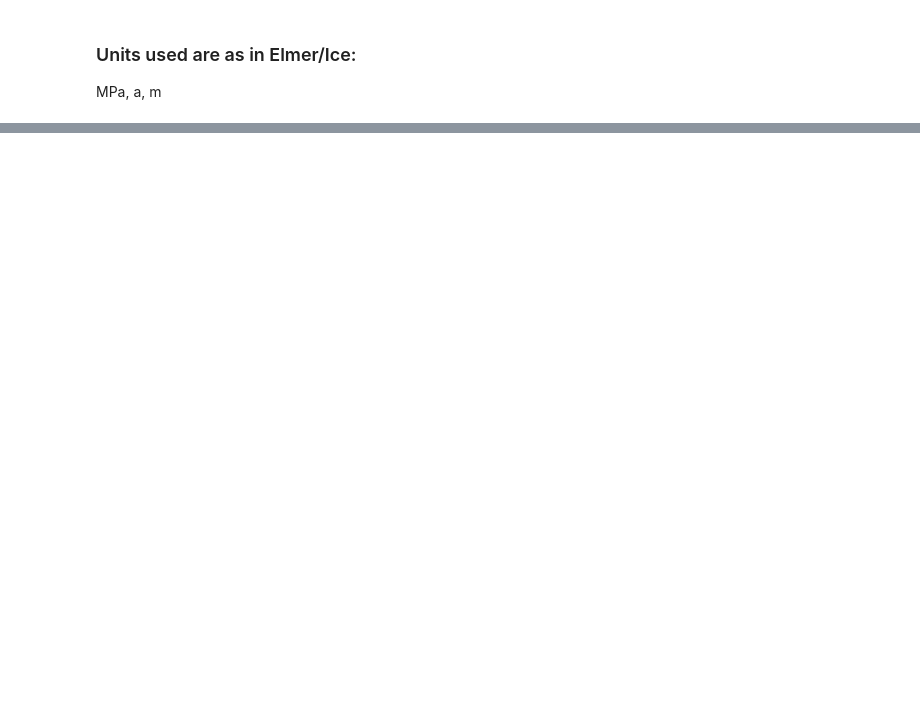
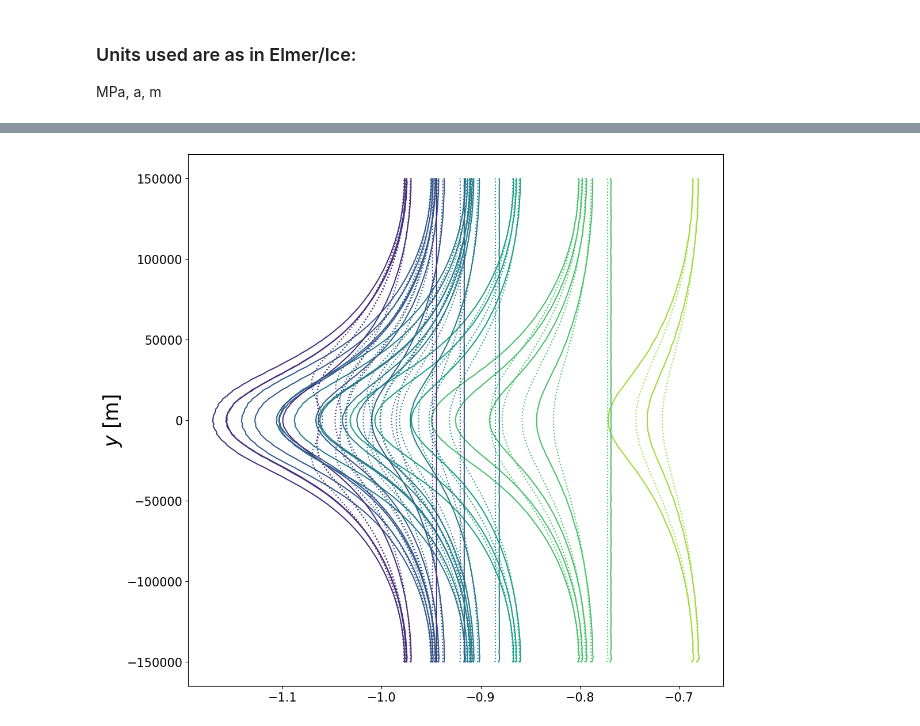
Before and after one commit to henryclara/ButtressingProject, a Jupyter notebook: Code/StressCalculationsWiderDomain.ipynb, the cells around one changed output, grey strips where cells are left out. Saved outputs shown, nothing was run; the diff lists cells and outputs as text; code cells hidden in the pictures; blank space fills up the shorter version.

```diff
--- a/Code/StressCalculationsWiderDomain.ipynb
+++ b/Code/StressCalculationsWiderDomain.ipynb
@@ -86,7 +102,18 @@ for sim in sims:
 # Function to vertically integrate data
 # As input, it takes a dataframe, number of vertical nodes, variable and coordinate of interest
 
-def VertInt(df, N, var, coord):
+def VertInt(df, N, var, coord, TN = False):
+    if TN == True:
+        min_z = dict.fromkeys(df[coord], 0)
+        max_z = dict.fromkeys(df[coord], 0)
+        thickness = dict.fromkeys(df[coord], 0)
+        for i in range(len(df[coord])):
+            if df["Points:2"][i] < min_z[df[coord][i]]:
+                min_z[df[coord][i]] = df["Points:2"][i]
+            if df["Points:2"][i] > max_z[df[coord][i]]:
+                max_z[df[coord][i]] = df["Points:2"][i]
+        for key in thickness.keys():
+            thickness[key] = max_z[key] - min_z[key]
     field = dict.fromkeys(df[coord], 0)
     Coord = dict.fromkeys(df[coord], 0)
     for i in df[coord]:
@@ -113,4 +140,7 @@ def VertInt(df, N, var, coord):
     for i in range(len(df_depth0)):
         field[df_depth0[coord][i]] *= df_depth0['height'][i]
     field = {k: v / (N - 1) for k, v in field.items()}
+    if TN == True:
+        for key in field.keys():
+            field[key] = field[key] / thickness[key]
     return field
@@ -171,0 +220,16 @@ ax.legend(fontsize='12')
+# %%
+# Plot the
+
+fig, ax = plt.subplots(1, 1, figsize=(12, 12))
+
+for sim in sims:
+    if sim[4:6] == '50':
+        ax.plot(list(stress1_div_thickness[sim].values()), list(stress1[sim].keys()), label=sim, color=colors[0])
+        ax.plot(list(hydp_div_thickness[sim].values()), list(hydp[sim].keys()), label=sim, linestyle='dotted', color=colors[0])
+    else:
+        ax.plot(list(stress1_div_thickness[sim].values()), list(stress1[sim].keys()), label=sim, color=colors[int(int(sim[4:6])/5)-1])
+        ax.plot(list(hydp_div_thickness[sim].values()), list(hydp[sim].keys()), label=sim, linestyle='dotted', color=colors[int(int(sim[4:6])/5)-1])
+ax.set_ylabel(r'$y$ [m]', size=25)
+ax.tick_params(axis='both', which='major', labelsize=15)
+# %% [output]
+[figure, added]
```
Also changed, not shown: parts of 10 cells of this notebook.
